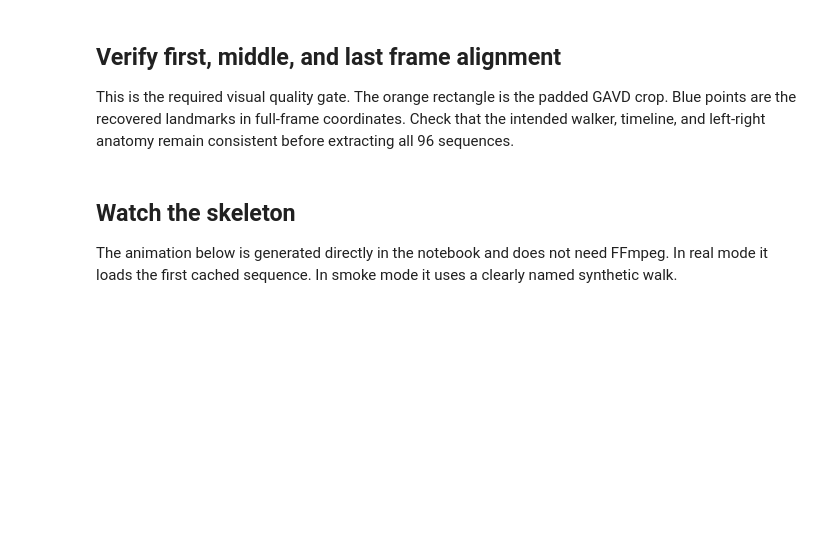
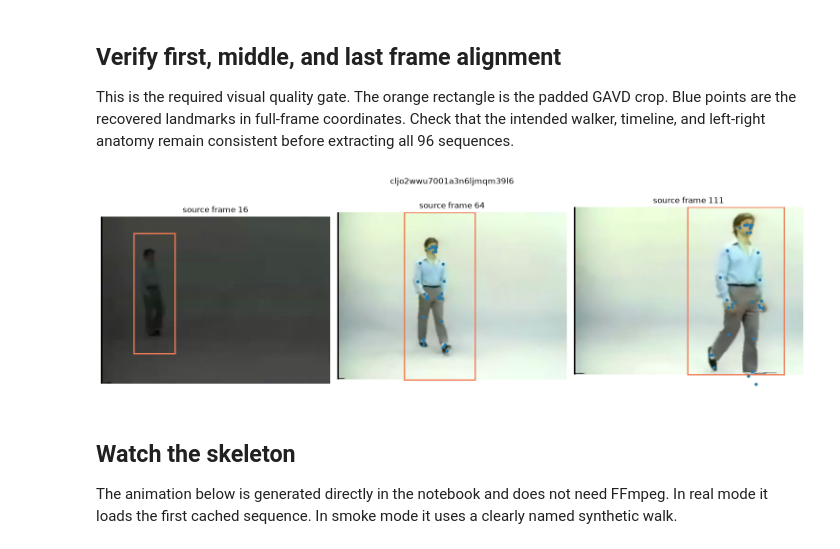
Before and after one commit to brilliantbeaver/alexpose, a Jupyter notebook: experiments/sjepa/gavd5-tm/02_extract_and_watch_skeletons.ipynb, the cells around one changed output. Cells and saved outputs as stored; diff of their text form; code cells hidden in the pictures; blank space fills up the shorter version.

```diff
--- a/experiments/sjepa/gavd5-tm/02_extract_and_watch_skeletons.ipynb
+++ b/experiments/sjepa/gavd5-tm/02_extract_and_watch_skeletons.ipynb
@@ -772,6 +880,13 @@ def show_alignment_triptych(path):
     frame_numbers = data["frame_numbers"].astype(int)
     bounds = data["crop_bounds"].astype(int)
     video_path = Path(str(data["source_video"].item()))
+    if not video_path.is_file():
+        # Cached provenance can contain a valid path from another machine or
+        # experiment. Resolve the same immutable video ID in this run's cache.
+        video_path = find_video(
+            str(data["condition"].item()),
+            str(data["video_id"].item()),
+        )
     sample_indices = [0, len(sequence) // 2, len(sequence) - 1]
     capture = cv2.VideoCapture(str(video_path))
     figure, axes = plt.subplots(1, 3, figsize=(15, 5))
@@ -789,33 +904,35 @@ def show_alignment_triptych(path):
             (x0, y0), x1 - x0, y1 - y0,
             fill=False, edgecolor="#ef7d57", linewidth=2,
         ))
         pose = sequence[sample_index]
         visible = (
             np.isfinite(pose[:, :2]).all(axis=1)
             & (pose[:, 3] > 0.0)
         )
         axis.scatter(
             pose[visible, 0] * width,
             pose[visible, 1] * height,
             s=14,
             c="#2878a7",
         )
         axis.set_title(f"source frame {frame_number}")
         axis.axis("off")
     capture.release()
     figure.suptitle(str(data["sequence_id"].item()))
     figure.tight_layout()
     plt.show()
 
 
 if MODE == "real":
     pose_path = preferred_pose_path()
     if pose_path is None:
         print(real_pose_instructions())
     else:
         show_alignment_triptych(pose_path)
 else:
     print("Smoke mode has no source frames. Run this gate in real mode.")
+# %% [output]
+[figure, added]
 # %% [markdown]
 ## Watch the skeleton
 
```
Also changed, not shown: parts of 6 cells of this notebook, 21 other files.
